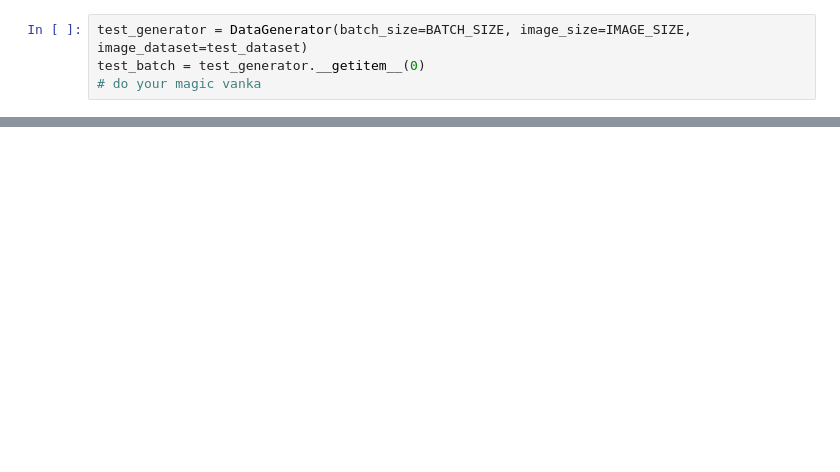
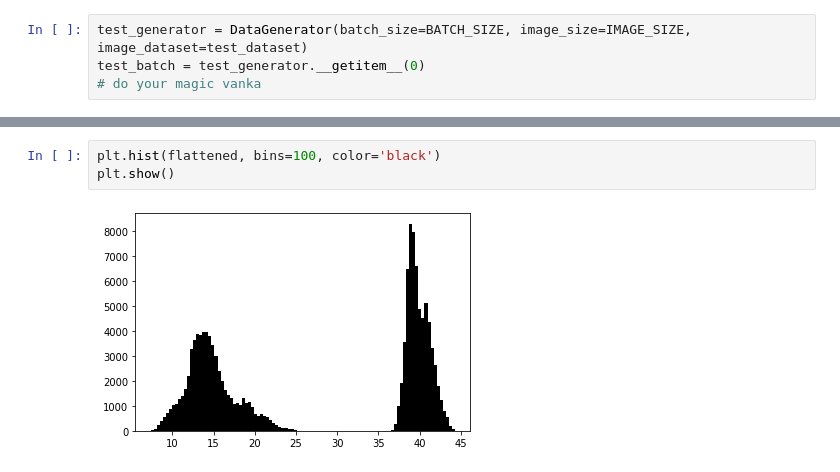
Before and after one commit to haivanka/Image-Colorization, a Jupyter notebook: train-test.ipynb, the cells around one changed output, grey strips where cells are left out. Saved outputs shown, nothing was run; the diff lists cells and outputs as text; blank space fills up the shorter version.

```diff
--- a/train-test.ipynb
+++ b/train-test.ipynb
@@ -188,0 +210,5 @@ PSNR(original_image, final_image)
+# %%
+plt.hist(flattened, bins=100, color='black')
+plt.show()
+# %% [output]
+[figure, added]
```
Also changed, not shown: parts of 21 cells of this notebook, 1 other file.
